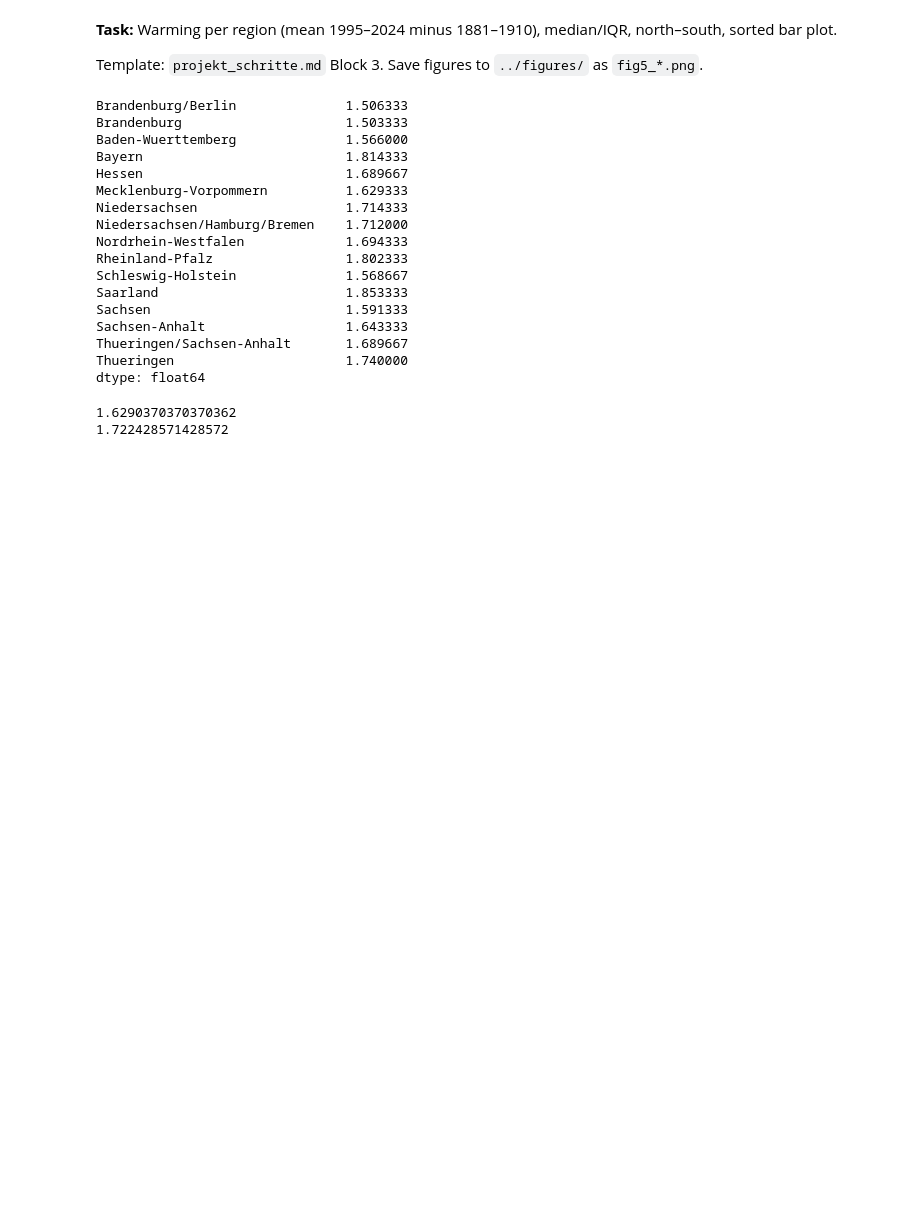
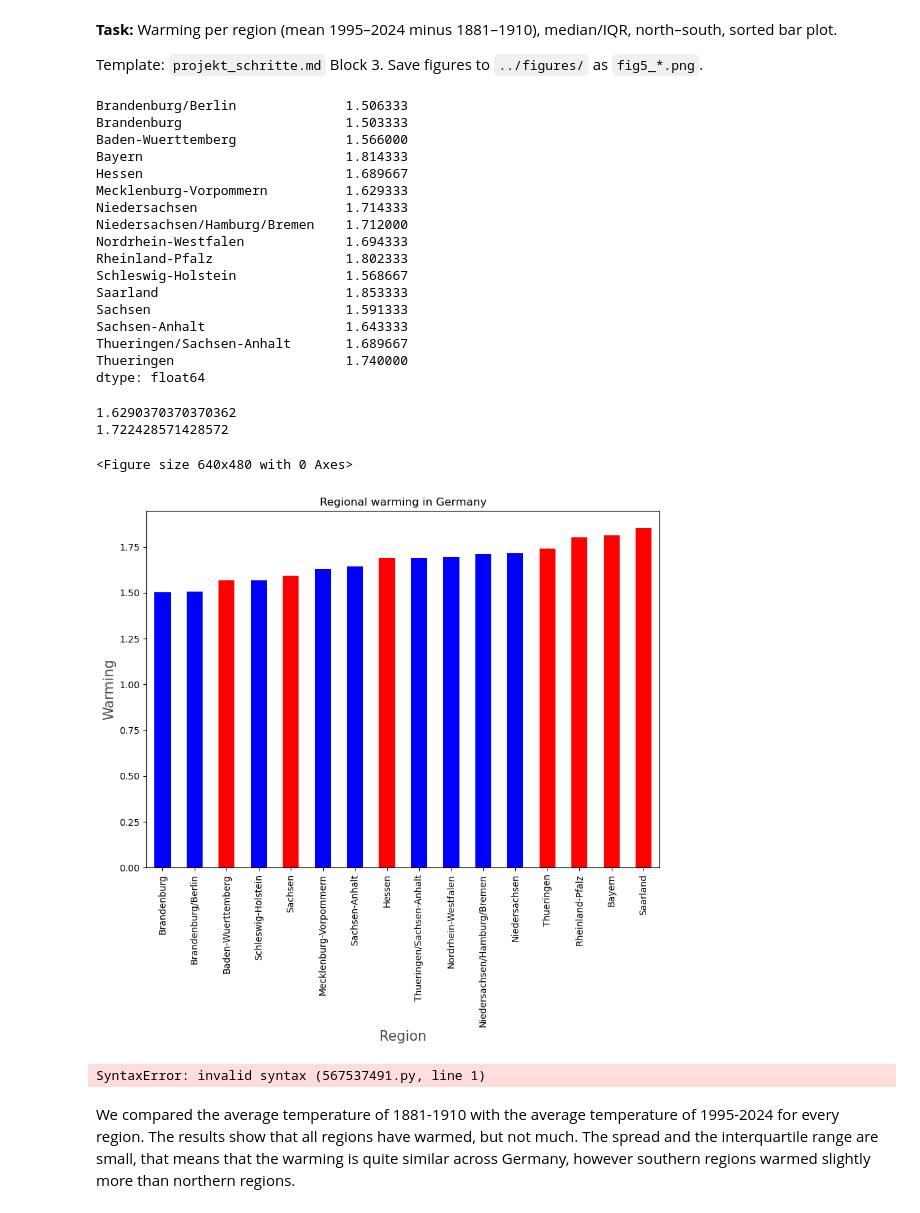
Before and after one commit to Yesunkh/klima-dlds, a Jupyter notebook: WP_3_D2/scratch_oksana.ipynb, the cells around one changed output. Drawn from its saved outputs; the diff is of its cells as text; code cells hidden in the pictures; blank space fills up the shorter version.

```diff
--- a/WP_3_D2/scratch_oksana.ipynb
+++ b/WP_3_D2/scratch_oksana.ipynb
@@ -54,10 +56,10 @@ Thueringen/Sachsen-Anhalt       1.689667
 Thueringen                      1.740000
 dtype: float64
 # %%
-north = difference[["Brandenburg/Berlin","Brandenburg", "Mecklenburg-Vorpommern", "Niedersachsen",
+north = mean[["Brandenburg/Berlin","Brandenburg", "Mecklenburg-Vorpommern", "Niedersachsen",
                     "Niedersachsen/Hamburg/Bremen", "Nordrhein-Westfalen", "Schleswig-Holstein", "Sachsen-Anhalt", "Thueringen/Sachsen-Anhalt"]]
 
-south = difference[["Baden-Wuerttemberg", "Bayern", "Hessen", "Rheinland-Pfalz", "Saarland", "Sachsen", "Thueringen"]]
+south = mean[["Baden-Wuerttemberg", "Bayern", "Hessen", "Rheinland-Pfalz", "Saarland", "Sachsen", "Thueringen"]]
 
 #nicht sicher, ob die Einteilung so bleibt
 
@@ -70,3 +72,31 @@ print(south_mean)
 # %% [output]
 1.6290370370370362
 1.722428571428572
+# %%
+diff_sorted = mean.sort_values()
+n_s_color = []
+
+for i in diff_sorted.index:
+    if i in north.index:
+        n_s_color.append("blue")
+    elif i in south.index:
+        n_s_color.append("red")
+
+plt.clf()
+fig = plt.figure(figsize=(10, 7), dpi= 100, facecolor='w', edgecolor='k')
+plot = fig.add_subplot(111)
+diff_sorted.plot(kind = "bar", color = n_s_color)
+plot.set_xlabel("Region", alpha=0.7, size=15)
+plot.set_ylabel("Warming", alpha=0.7, size=15)
+plot.set_title("Regional warming in Germany")
+plt.show()
+# %% [output]
+<Figure size 640x480 with 0 Axes>
+[figure, added]
+# %%
+We compared the average temperature of 1881-1910 with the average temperature of 1995-2024 for every region.
+The results show that all regions have warmed, but not much.
+The spread and the interquartile range are small, that means that the warming is quite similar across Germany,
+however southern regions warmed slightly more than northern regions.
+# %% [output]
+SyntaxError: invalid syntax (567537491.py, line 1)
@@ -72,0 +108,5 @@ print(south_mean)
+# %% [markdown]
+We compared the average temperature of 1881-1910 with the average temperature of 1995-2024 for every region.
+The results show that all regions have warmed, but not much.
+The spread and the interquartile range are small, that means that the warming is quite similar across Germany,
+however southern regions warmed slightly more than northern regions.
```
Also changed, not shown: parts of 3 cells of this notebook.
